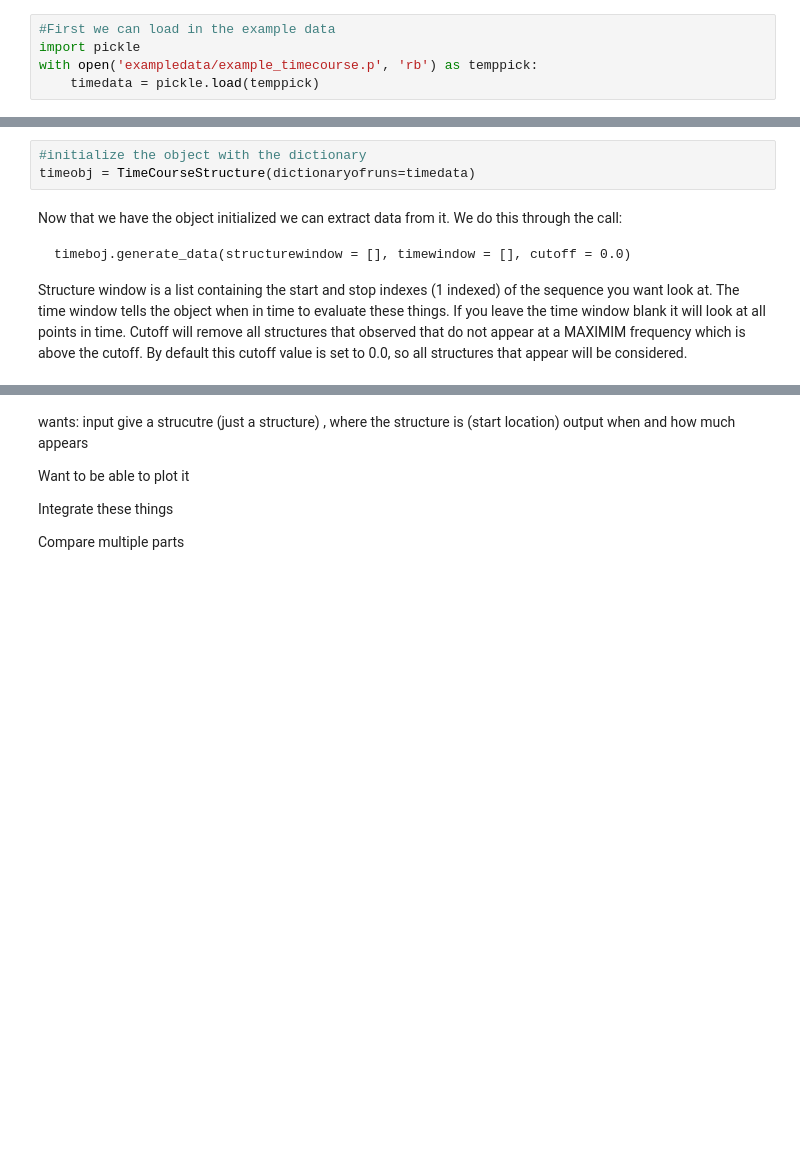
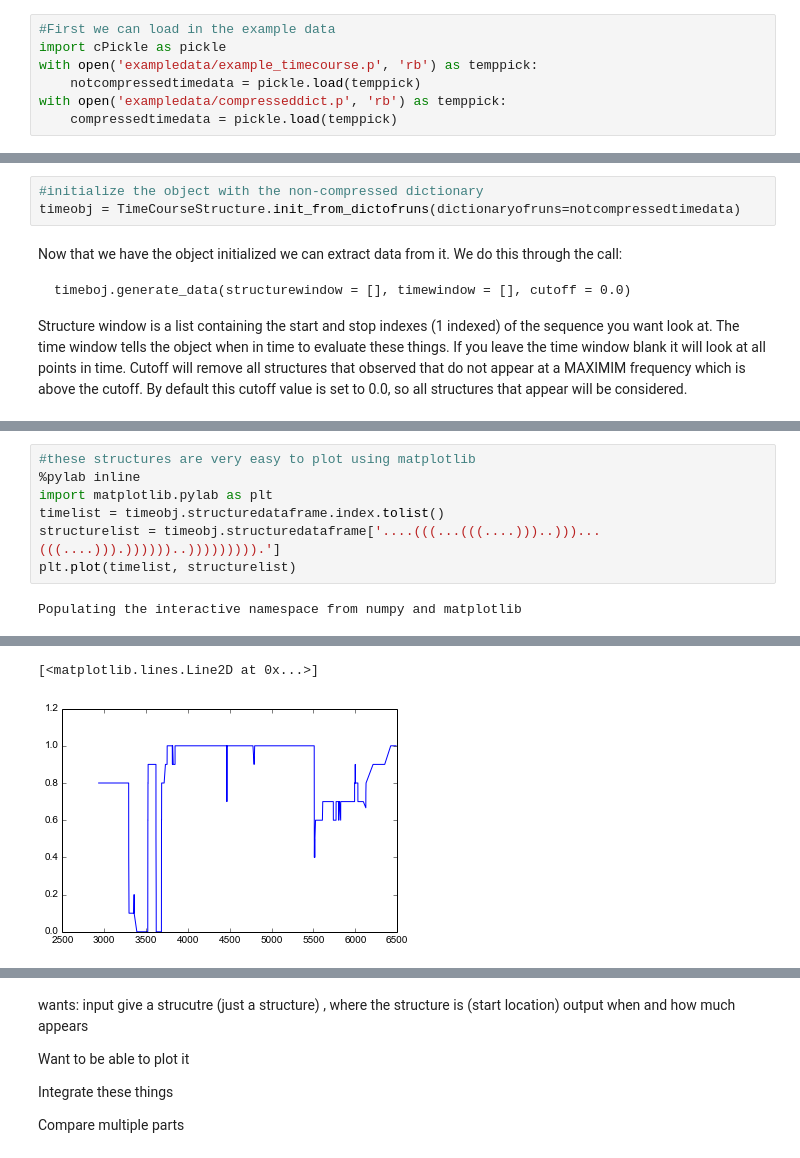
Before and after one commit to carothersresearch/pyrfold, a Jupyter notebook: TimecourseAnalysis.ipynb, the cells around one changed output, grey strips where cells are left out. Drawn from its saved outputs; the diff is of its cells as text; blank space fills up the shorter version.

```diff
--- a/TimecourseAnalysis.ipynb
+++ b/TimecourseAnalysis.ipynb
@@ -6,5 +15,7 @@ The goal of this notebook is to introduce you to the TimeCourseStructure class t
 # %%
 #First we can load in the example data
-import pickle
+import cPickle as pickle
 with open('exampledata/example_timecourse.p', 'rb') as temppick:
-    timedata = pickle.load(temppick)
+    notcompressedtimedata = pickle.load(temppick)
+with open('exampledata/compresseddict.p', 'rb') as temppick:
+    compressedtimedata = pickle.load(temppick)
@@ -14,6 +79,6 @@ from pyrfold.analyze.timecourse import TimeCourseStructure
 # %%
-#initialize the object with the dictionary
-timeobj = TimeCourseStructure(dictionaryofruns=timedata)
+#initialize the object with the non-compressed dictionary
+timeobj = TimeCourseStructure.init_from_dictofruns(dictionaryofruns=notcompressedtimedata)
 # %% [markdown]
 Now that we have the object initialized we can extract data from it. We do this through the call:
 
@@ -107,0 +203,9 @@ Populating the interactive namespace from numpy and matplotlib
+# %%
+#these structures are very easy to plot using matplotlib
+%pylab inline
+import matplotlib.pylab as plt
+timelist = timeobj.structuredataframe.index.tolist()
+structurelist = timeobj.structuredataframe['....(((...(((....)))..)))...(((....))).))))))..))))))))).']
+plt.plot(timelist, structurelist)
+# %% [output]
+Populating the interactive namespace from numpy and matplotlib
@@ -107,0 +214,2 @@ Populating the interactive namespace from numpy and matplotlib
+[<matplotlib.lines.Line2D at 0x...>]
+[figure, added]
```
Also changed, not shown: parts of 35 cells of this notebook, 6 other files.
